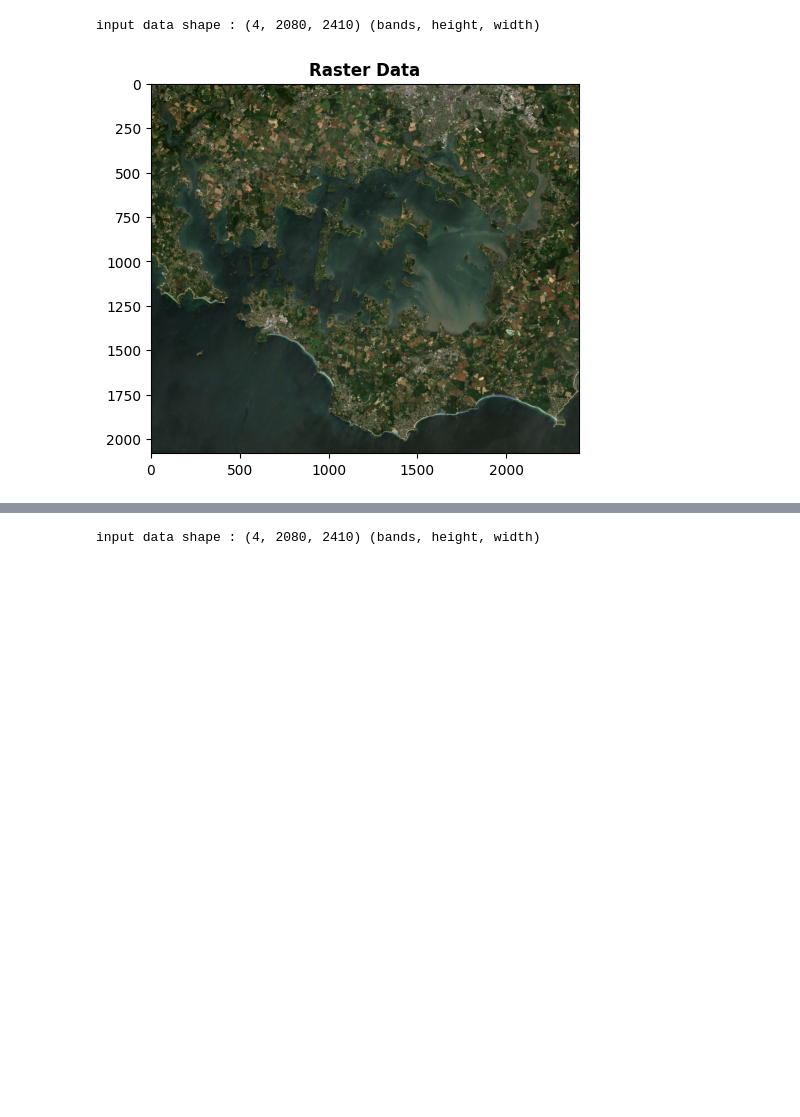
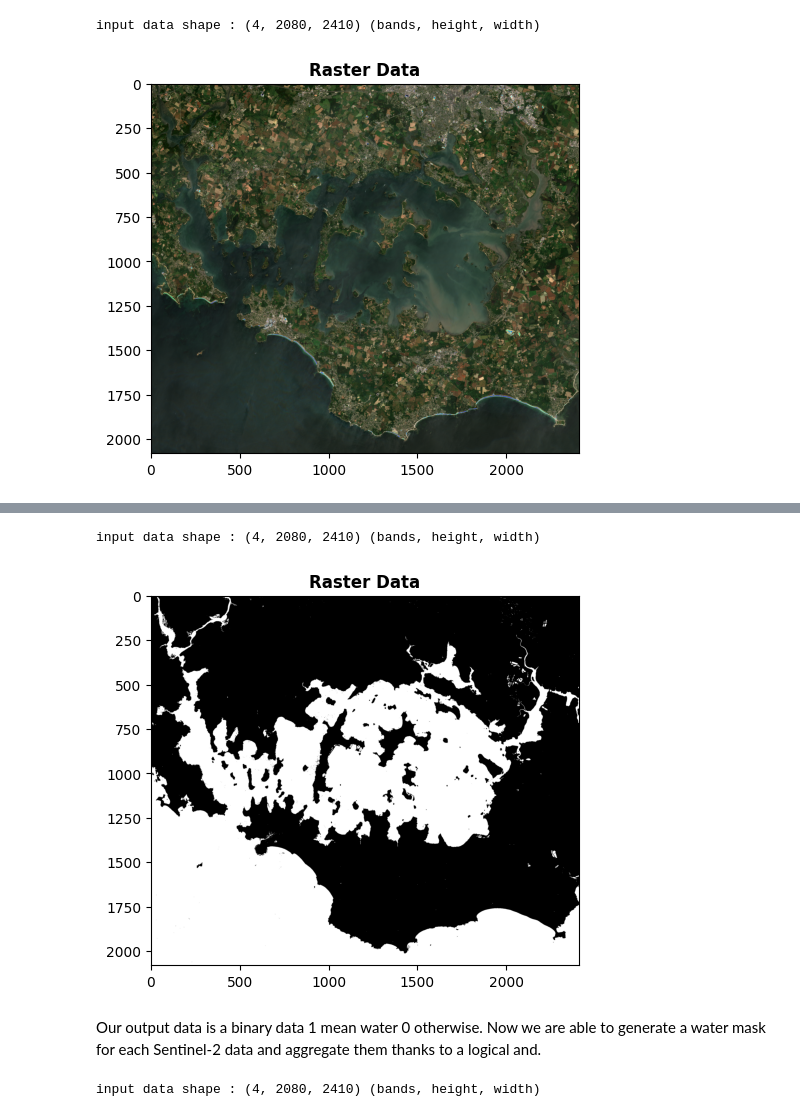
Before and after one commit to CNES/eoscale, a Jupyter notebook: docs/source/notebooks/water_mask.ipynb, the cells around one changed output, grey strips where cells are left out. Cells and saved outputs as stored; diff of their text form; code cells hidden in the pictures; blank space fills up the shorter version.

Commit message:
doc: update water_mask tuto

```diff
--- a/docs/source/notebooks/water_mask.ipynb
+++ b/docs/source/notebooks/water_mask.ipynb
@@ -50 +152,29 @@ input data shape : (4, 2080, 2410) (bands, height, width)
+# %%
+def water_mask_filter(input_buffers: list,
+               input_profiles: list,
+               params: dict) -> List[np.ndarray]:
+    return [np.where(input_buffer > params["ndwi_threshold"], True, False).astype(bool) for input_buffer in input_buffers]
+
+
+def water_mask(context: EOContextManager, input_files: str, ndwi_threshold: float):
+    """
+    Compute a water mask using threshold, 1 mean water 0 otherwise
+    """
+    return n_images_to_m_images_filter(inputs=input_files,
+                                       image_filter=water_mask_filter,
+                                       filter_parameters = {"ndwi_threshold":ndwi_threshold},
+                                       generate_output_profiles=copy_profile,
+                                       context_manager=context,
+                                       filter_desc="Compute water mask...")
+s2_20180621_water_mask = Path(OUTPUT_DIR) / "s2_20180621_water_mask.tif"
+with EOContextManager(nb_workers = 2, tile_mode = True) as eoscale_manager:
+    ndwi_keys = compute_ndwi(eoscale_manager, [s2_20180621])
+    water_mask_keys = water_mask(eoscale_manager, ndwi_keys, 0)
+    eoscale_manager.write(water_mask_keys[0], str(s2_20180621_water_mask))
+show_raster(s2_20180621_water_mask)
+# %% [output]
+input data shape : (4, 2080, 2410) (bands, height, width)
+[figure, added]
+# %% [markdown]
+Our output data is a binary data 1 mean water 0 otherwise. Now we are able to generate a water mask for each Sentinel-2 data and aggregate them thanks to a logical and.
 # %%
```
Also changed, not shown: parts of 12 cells of this notebook.
